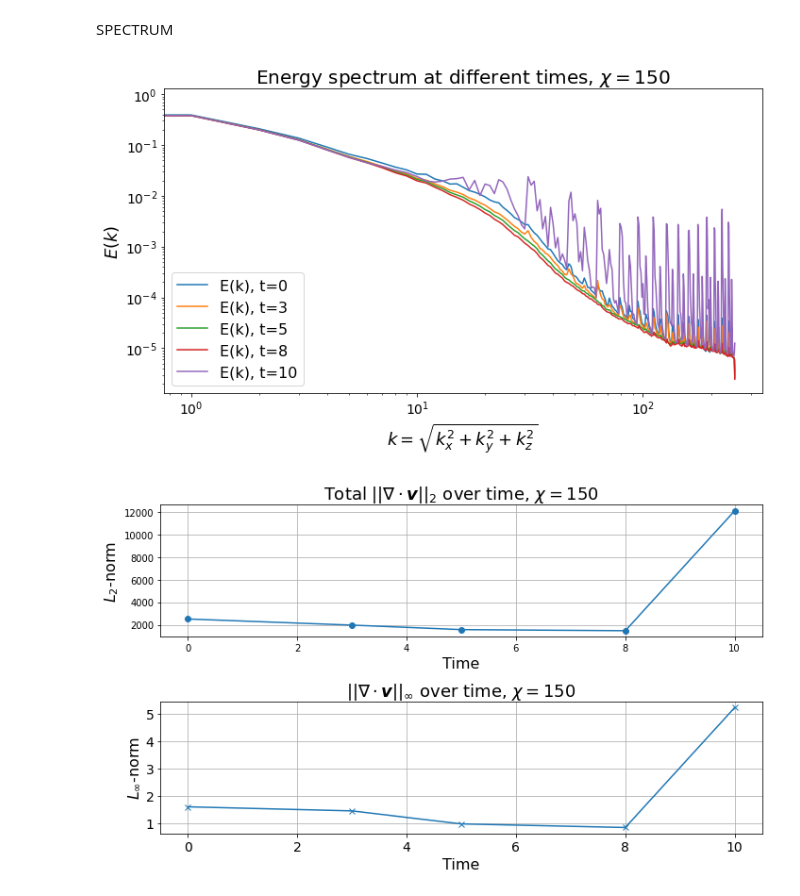
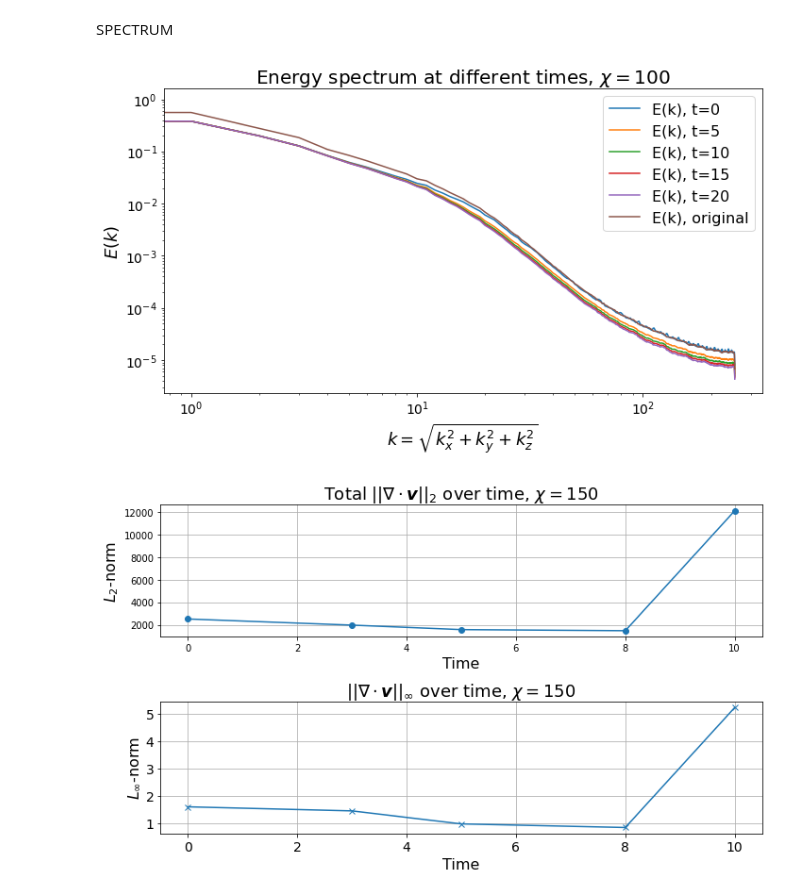
Before and after one commit to stefanopisoni/TN_Turbulence, a Jupyter notebook: 3D_evolution/3D_evolution_plot.ipynb, the cells around one changed output. Cells and saved outputs as stored; diff of their text form; code cells hidden in the pictures.

Commit message:
Update PDF plots for Norm_inf_divergence and E_k sequences

```diff
--- a/3D_evolution/3D_evolution_plot.ipynb
+++ b/3D_evolution/3D_evolution_plot.ipynb
@@ -26,41 +26,45 @@ repo_name = f'{encoding_prefix}_{opt_method}_noq_{noq}_BD_{bd_max}_iter_{T}_{var
 # %% [markdown]
 SPECTRUM
 # %%
-times = [0, 3, 5, 8, 10]
+times = [0, 5, 10, 15, 20]
 Ek_dict = {}
 
 # Load the tensors into the dictionary
 for time in times:
     Ek_dict[time] = torch.load(f'/Users/stefanopisoni/NoSync/3D_evolution/stat_tt/{repo_name}/E_k_{time}.tens')
 
 
 # Plotting
 fig = plt.figure(figsize=(10, 6))
 ax = fig.add_subplot(111)
 
 # Plot each tensor from the dictionary
 for time in times:
     ax.plot(Ek_dict[time], label=f'E(k), t={time}')
+
+# Plot the original E(k) for comparison
+E_k_seq_100_tens = torch.load('/Users/stefanopisoni/NoSync/10_qb_cluster_torch/E_k/E_k_seq_100.tens')
+ax.plot(E_k_seq_100_tens, label=f'E(k), original')
 
 # Set scales and labels with larger font sizes
 ax.set_xscale('log')
 ax.set_yscale('log')
 ax.legend(fontsize=16)  # Doubling font size for legend
 
 # Doubling font size for labels and title
 plt.xlabel(r'$k = \sqrt{k_x^2 + k_y^2 + k_z^2}$', fontsize=18)
 plt.ylabel(r'$E(k)$', fontsize=18)
 plt.title(rf'Energy spectrum at different times, $\chi = {bd_max}$', fontsize=20)
 
 # Adjust tick parameters for larger font size
 ax.tick_params(axis='both', which='major', labelsize=14)
 ax.tick_params(axis='both', which='minor', labelsize=12)
 
 plt.tight_layout()
 plt.savefig(f"Plots/E_k_{repo_name}.pdf", format="pdf")
 plt.show()
 # %% [output]
-[figure, old version]
+[figure, new version]
 # %%
 # plt.rc('text', usetex=True)
 
```
Also changed, not shown: parts of 1 cell of this notebook, 4 other files.
